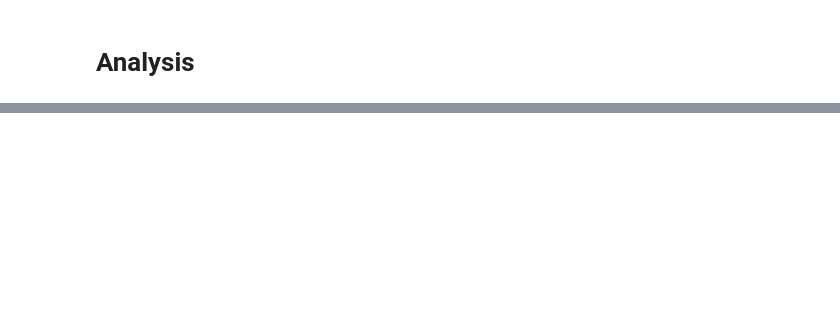
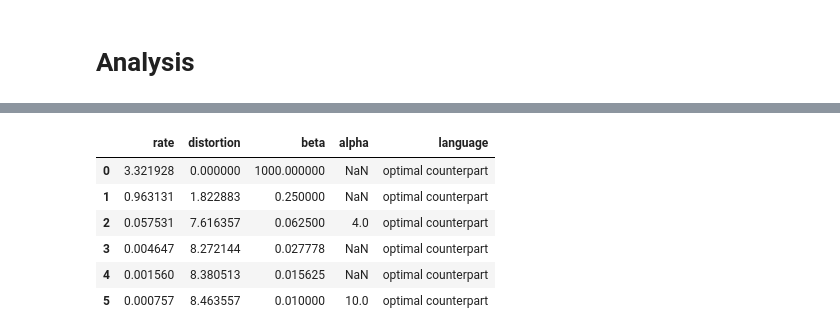
Before and after one commit to nathimel/rdsg, a Jupyter notebook: src/notebooks/analyze.ipynb, the cells around one changed output, grey strips where cells are left out. Saved outputs shown, nothing was run; the diff lists cells and outputs as text; code cells hidden in the pictures; blank space fills up the shorter version.

```diff
--- a/src/notebooks/analyze.ipynb
+++ b/src/notebooks/analyze.ipynb
@@ -72,24 +89,38 @@ counterpart_data
 # %%
 # plot each language, with a unique color for each gamma
 
 counterpart_data = counterpart_data.assign(
         alpha=pd.Categorical(
             counterpart_data["alpha"],
             categories=[g for g in simulation_dataframes.keys()]
         )
     )
 
 sim_data = sim_data.assign(
         alpha=pd.Categorical(
             sim_data["alpha"],
             categories=[g for g in simulation_dataframes.keys()]
         )
     )  # preserve order in legend
 
+# Language keys
 sim_data["language"] = {"reinforcement_learning": "learned", "replicator_dynamic": "evolved"}[dynamic]
 sampled_data["language"] = "hypothetical"
 counterpart_data["language"] = "optimal counterpart"
 all_data = pd.concat([counterpart_data, sim_data])
+
+# Trajectory keys
+sim_data["time step"] = sim_data["round"]
+
+counterpart_data
+# %% [output]
+|  | rate | distortion | beta | alpha | language |
+| 0 | 3.321928 | 0.000000 | 1000.000000 | NaN | optimal counterpart |
+| 1 | 0.963131 | 1.822883 | 0.250000 | NaN | optimal counterpart |
+| 2 | 0.057531 | 7.616357 | 0.062500 | 4.0 | optimal counterpart |
+| 3 | 0.004647 | 8.272144 | 0.027778 | NaN | optimal counterpart |
+| 4 | 0.001560 | 8.380513 | 0.015625 | NaN | optimal counterpart |
+| 5 | 0.000757 | 8.463557 | 0.010000 | 10.0 | optimal counterpart |
 # %%
 plot = (
     # Set data and the axes
```
Also changed, not shown: parts of 8 cells of this notebook, 22 other files.
